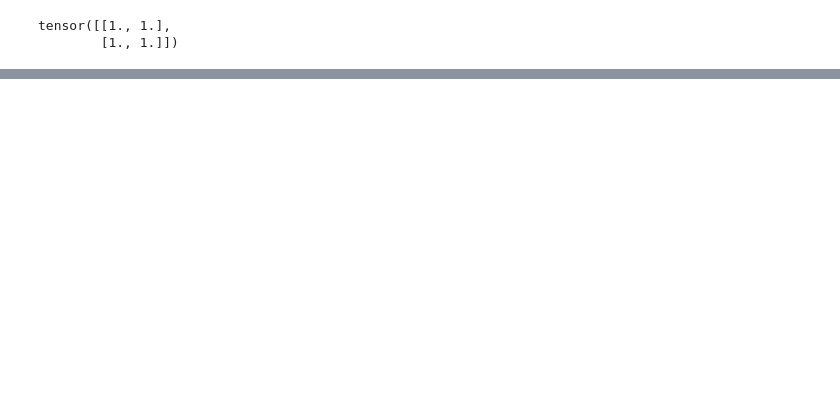
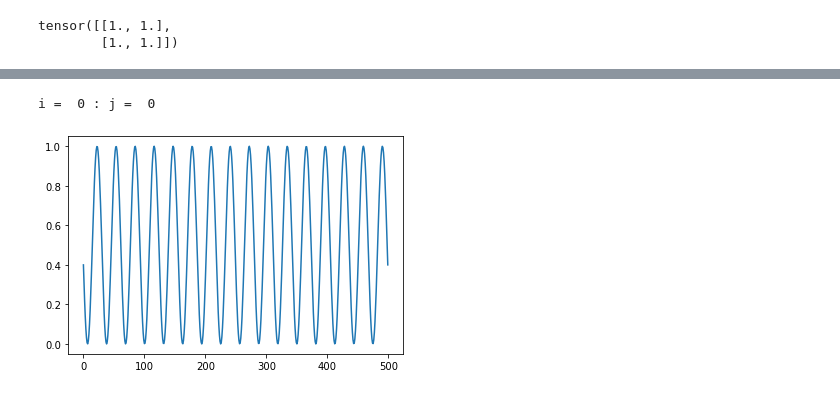
Before and after one commit to KatieJ16/Time_Space_multiscale, a Jupyter notebook: remake/double/toy2a_multiscale_model_fitting-Copy1.ipynb, the cells around one changed output, grey strips where cells are left out. Cells and saved outputs as stored; diff of their text form; code cells hidden in the pictures; blank space fills up the shorter version.

```diff
--- a/remake/double/toy2a_multiscale_model_fitting-Copy1.ipynb
+++ b/remake/double/toy2a_multiscale_model_fitting-Copy1.ipynb
@@ -42,9 +43,3 @@ current_size = 2
 unresolved_dict = {}
 model_keep = list()
 model_used_dict = {}
-# %%
-#testing dataset new structure
-dt = 1
-step_size = 32
-n_forward = 5
-# dataset = tnet.DataSet(torch.flatten(train_data,2,3), torch.flatten(val_data,2,3), torch.flatten(test_data,2,3), dt, step_size, n_forward)
@@ -91,3 +121,0 @@ torch.Size([499, 1])
-# %%
-step_size = 4
-model_time = utils.train_one_timestep(step_size, train_dict['1'], val_dict['1'])
@@ -249,9 +161,10 @@ plt.show()
 # %%
-model_keep.append(models[idx_lowest])
+model_keep = [models[idx_lowest]]
 model_used_dict[str(current_size)] = [[0]]
 # %%
+import utils
 #====================================================================================
-def find_error_1(data, model, tol = 1e-5):
+def find_error_1(data, model, tol = 2e-2, plot = False):
     """
     Find error over the 1 square
 
@@ -265,62 +178,80 @@ def find_error_1(data, model, tol = 1e-5):
         loss: float of mse
         resolved: boolean whether resolved or not
     """
-    n_points, n_timesteps  = data.shape
-    dim = 1
-    data_input  = data.unsqueeze(2)
-    y_preds = model.uni_scale_forecast(torch.tensor(data_input[:,0,:]).float(), n_steps=n_timesteps-1).reshape(( n_points, n_timesteps-1, dim,dim))
-    data1 = data[:,1:]
-    data2 = y_preds[:,:,0,0]
-#     print()
-    loss = torch.mean((data1-data2)**2)#mse(y_preds, data[:,1:])
+    #reshape if needed
+    if len(data.shape)==2:
+        data = data[:,::model.step_size].unsqueeze(2).unsqueeze(3)
+    y_preds, mse = model.predict_mse(data)
 
-#     print(loss)
+    if plot:
+        truth = model.val_data[:,::model.step_size,i,j]#[:,3:]
+        plt.plot(truth[0], label = "Truth")
 
-    return loss, loss <= tol
+        print('mse = ', mse)
+        plt.title("find_error_1")
+        plt.plot(y_preds[0], label = "Predicted")
+        plt.show()
+
+
+    return mse, mse <= tol
 
 #====================================================================================
 
 
 current_size = 2
 next_train_data = unresolved_list * train_dict[str(current_size)]
 
 model_idx_list = np.ones((current_size, current_size))*(-1) #start with all -1
 
 for i in range(current_size):
     for j in range(current_size):
+        print("i = ", i, ": j = ", j)
         data_this = next_train_data[:,:,i,j]
+        plt.plot(data_this[0])
+        plt.show()
         if (torch.min(data_this) == 0) and (torch.max(data_this) == 0):
+            print("zero, no need to train")
             #don't need to do anything is model is resolved
             continue
         else:
         #see if the error is low enough on already made model
             for m, model in enumerate(model_keep):
+#                 print("data_this shape = ", data_this.shape)
+#                 print("model shape = ",)
                 loss, resolved = find_error_1(data_this, model)
                 step_size = model.step_size
-                print("loss = ", loss)
-                print("step_size = ", step_size)
+                print("model ", m, " has loss = ", loss)
+#                 print("step_size = ", step_size)
                 if resolved:
-                    model_idx_list[i,j] == m
+                    model_idx_list[i,j] = m
+                    print("Resolved with loss = ", loss, ": model #", m)
                     break
                 else:
                     pass
             if not resolved:
-                i = 0
-                j = 1
+                print("not resolved, fitting new model")
+#                 i = 0
+#                 j = 1
                 k = int(np.log2(step_size))
-                print("k = ", k)
-                print("train_dict[str(current_size)][:,:,i,j] shape = ", train_dict[str(current_size)][:,:,i,j].shape)
+#                 print("k = ", k)
+#                 print("train_dict[str(current_size)][:,:,i,j] shape = ", train_dict[str(current_size)][:,:,i,j].shape)
                 #if no model good, train new model
-                models, step_sizes, mse_list, idx_lowest = find_best_timestep(train_dict[str(current_size)][:,:,i,j],
+                models, step_sizes, mse_list, idx_lowest, n_forward_list = utils.find_best_timestep(train_dict[str(current_size)][:,:,i,j],
                                                               val_dict[str(current_size)][:,:,i,j],
                                                               val_dict[str(current_size)][:,:,i,j], current_size,model_dir=model_dir,
                                                               i=i, j=j, start_k = max(0,k-1), largest_k = k+2)
 
-                vbnm
-                resolved, loss, unresolved_list = find_error_4(val_dict[str(current_size)][:,:,i,j],
-                                                               models[idx_lowest],
-                                                               val_dict[str(current_size)][:,:, i*current_size:(i+1)*current_size, j*current_size:(j+1)*current_size])
+#                 utils.plot_lowest_error(models[idx_lowest], i =0, title="step_size = " +str(step_sizes[idx_lowest]))
                 model_keep.append(models[idx_lowest])
-                model_idx_list[i,j] == len(model_keep) #last model will be the one for this square
+                model_idx_list[i,j] = len(model_keep)-1
+#                 vbnm
+#                 resolved, loss, unresolved_list = find_error_4(val_dict[str(current_size)][:,:,i,j],
+#                                                                models[idx_lowest],
+#                                                                val_dict[str(current_size)][:,:, i*current_size:(i+1)*current_size, j*current_size:(j+1)*current_size])
 
-#             predicted = model.uni_scale_forecast(torch.tensor(data[:,0,:]).float(), n_steps=n_timesteps-1).reshape((  n_points, n_timesteps-1, dim,dim))
+#                 model_idx_list[i,j] == len(model_keep) #last model will be the one for this square
+
+# #             predicted = model.uni_scale_forecast(torch.tensor(data[:,0,:]).float(), n_steps=n_timesteps-1).reshape((  n_points, n_timesteps-1, dim,dim))
+# %% [output]
+i =  0 : j =  0
+[figure, added]
```
Also changed, not shown: parts of 18 cells of this notebook, 2 other files.
